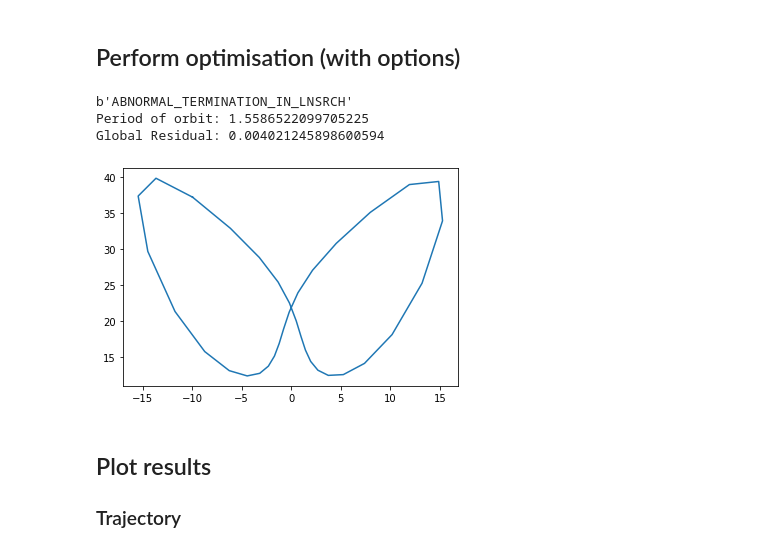
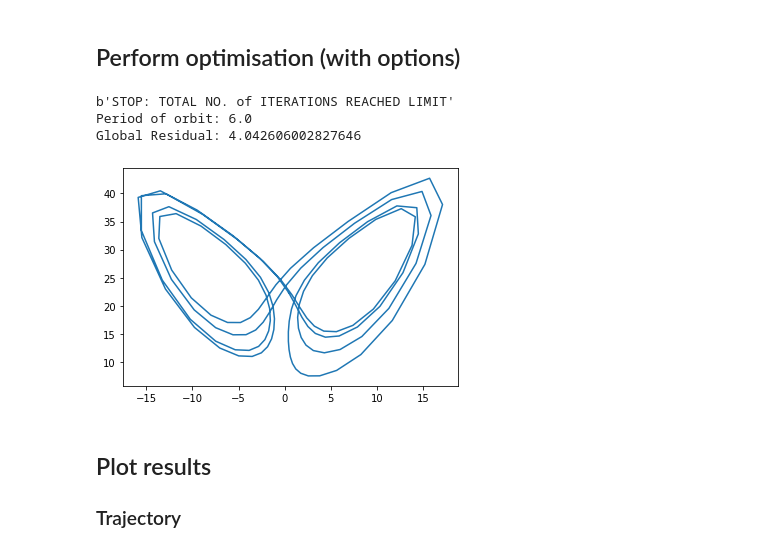
Before and after one commit to tb6g16/pyReSolver, a Jupyter notebook: notebooks/lorenz_test.ipynb, the cells around one changed output. Saved outputs shown, nothing was run; the diff lists cells and outputs as text; code cells hidden in the pictures.

```diff
--- a/notebooks/lorenz_test.ipynb
+++ b/notebooks/lorenz_test.ipynb
@@ -69,8 +69,8 @@ def integrate_traj_array(traj):
 # %% [markdown]
 ### Random Noise
 # %%
-T = 1.5586522099705225
-# T = 6
+# T = 1.5586522099705225
+T = 6
 init_traj = Trajectory(array2list(np.zeros([int(T*12), 3], dtype = complex)))
 for i in range(1, init_traj.shape[0]):
     for j in range(3):
@@ -85,24 +85,25 @@ traces = None
 # %%
 maxiter = 100
 
-op_traj, op_freq, traces, sol = my_min(op_traj, op_freq, sys, mean, iter = maxiter, traces = traces)
+op_traj, op_freq, traces, sol = my_min(op_traj, op_freq, sys, mean, iter = maxiter, traces = traces, conv_method = "sum")
+# op_traj, op_freq, traces, sol = my_min(op_traj, op_freq, sys, mean, iter = maxiter, traces = traces, conv_method = "fft")
 
 print()
 print(sol.message)
 print("Period of orbit: " + str((2*np.pi)/op_freq))
 print("Global Residual: " + str(res_funcs.global_residual(op_traj, sys, op_freq, mean)))
 
 # print(res_funcs.local_residual(init_traj, sys, init_freq, mean).modes)
 
 # disc = 10000
 # disc = None
 # op_traj.plot(disc = disc, mean = mean, proj = 'xz')
 op_traj.plot(mean = mean, proj = 'xz')
 # %% [output]
-b'ABNORMAL_TERMINATION_IN_LNSRCH'
-Period of orbit: 1.5586522099705225
-Global Residual: 0.004021245898600594
+b'STOP: TOTAL NO. of ITERATIONS REACHED LIMIT'
+Period of orbit: 6.0
+Global Residual: 4.042606002827646
-[figure, old version]
+[figure, new version]
 # %% [markdown]
 ## Plot results
 
```
Also changed, not shown: 3 other files.
